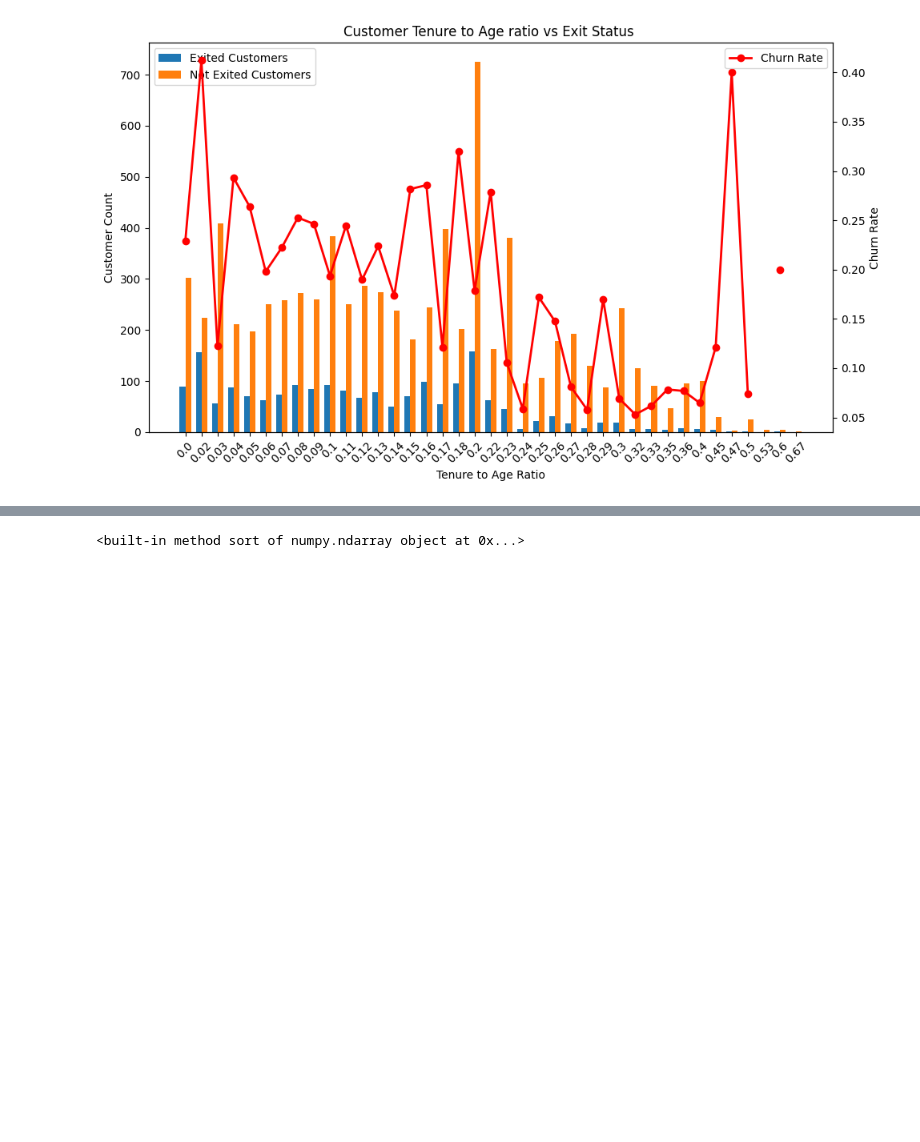
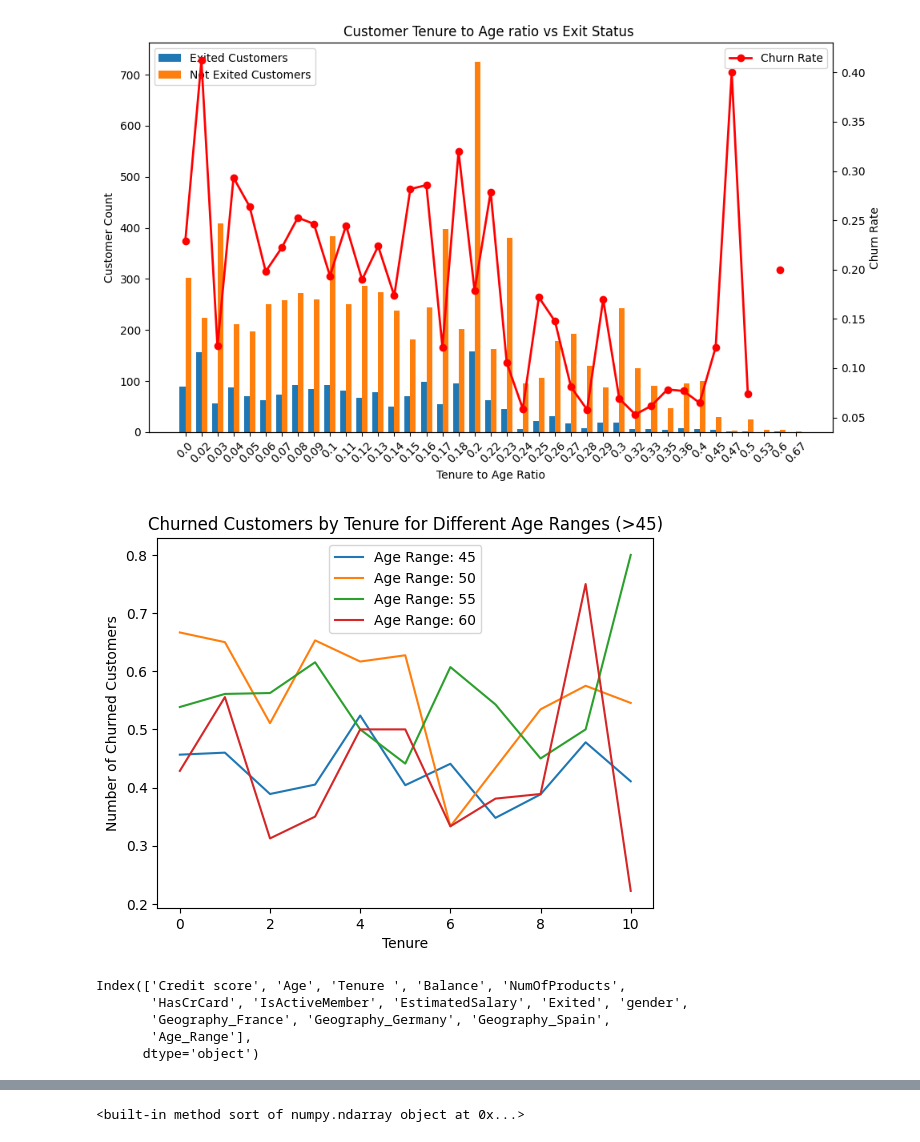
Before and after one commit to saeed159/Customer-churn-prediction-and-Analysis, a Jupyter notebook: EDA_Bank_Customers_Churn.ipynb, the cells around one changed output, grey strips where cells are left out. Drawn from its saved outputs; the diff is of its cells as text; code cells hidden in the pictures; blank space fills up the shorter version.

```diff
--- a/EDA_Bank_Customers_Churn.ipynb
+++ b/EDA_Bank_Customers_Churn.ipynb
@@ -782,3 +751,32 @@ data.drop(columns="Age_Range", axis=1, inplace=True)
 data.drop(columns='Tenure_Ratio', axis=1, inplace=True)
 # %% [output]
 [figure]
+# %%
+data["Age_Range"] = data["Age"] - data["Age"]%5
+dataf_ex=data[(data["Exited"]==1) &(data["Age_Range"]>40)]
+dataf=data[(data["Age_Range"]>40)] # for ex and non ex
+datafg_ex=dataf_ex.groupby(["Age_Range","Tenure "])["Tenure "].count()
+datafg=dataf.groupby(["Age_Range","Tenure "])["Tenure "].count()
+
+datafg.index.get_level_values("Age_Range").unique()
+for age_range in datafg.index.get_level_values("Age_Range").unique():
+    age_data = datafg[age_range]  # Select data for the current age range
+    age_data_ex = datafg_ex[age_range]
+    plt.plot(age_data.index.get_level_values("Tenure "), age_data_ex.values/age_data.values, label=f"Age Range: {age_range}")
+
+plt.xlabel("Tenure")
+plt.ylabel("Number of Churned Customers")
+plt.title("Churned Customers by Tenure for Different Age Ranges (>45)")
+plt.legend()
+plt.show()
+data.drop(columns="Age_Range", axis=1, inplace=True)
+# %% [output]
+[figure, added]
+# %%
+data.columns
+# %% [output]
+Index(['Credit score', 'Age', 'Tenure ', 'Balance', 'NumOfProducts',
+       'HasCrCard', 'IsActiveMember', 'EstimatedSalary', 'Exited', 'gender',
+       'Geography_France', 'Geography_Germany', 'Geography_Spain',
+       'Age_Range'],
+      dtype='object')
```
Also changed, not shown: parts of 10 cells of this notebook.
